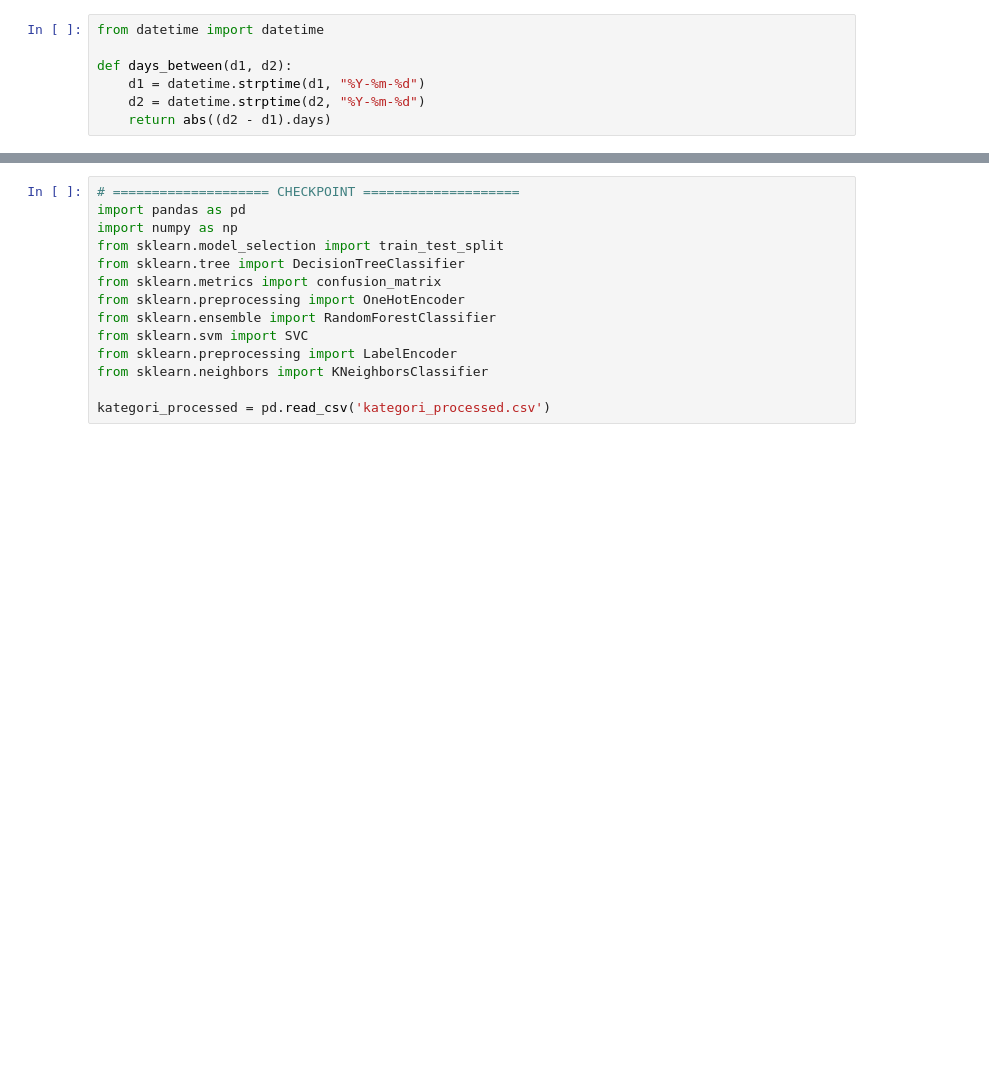
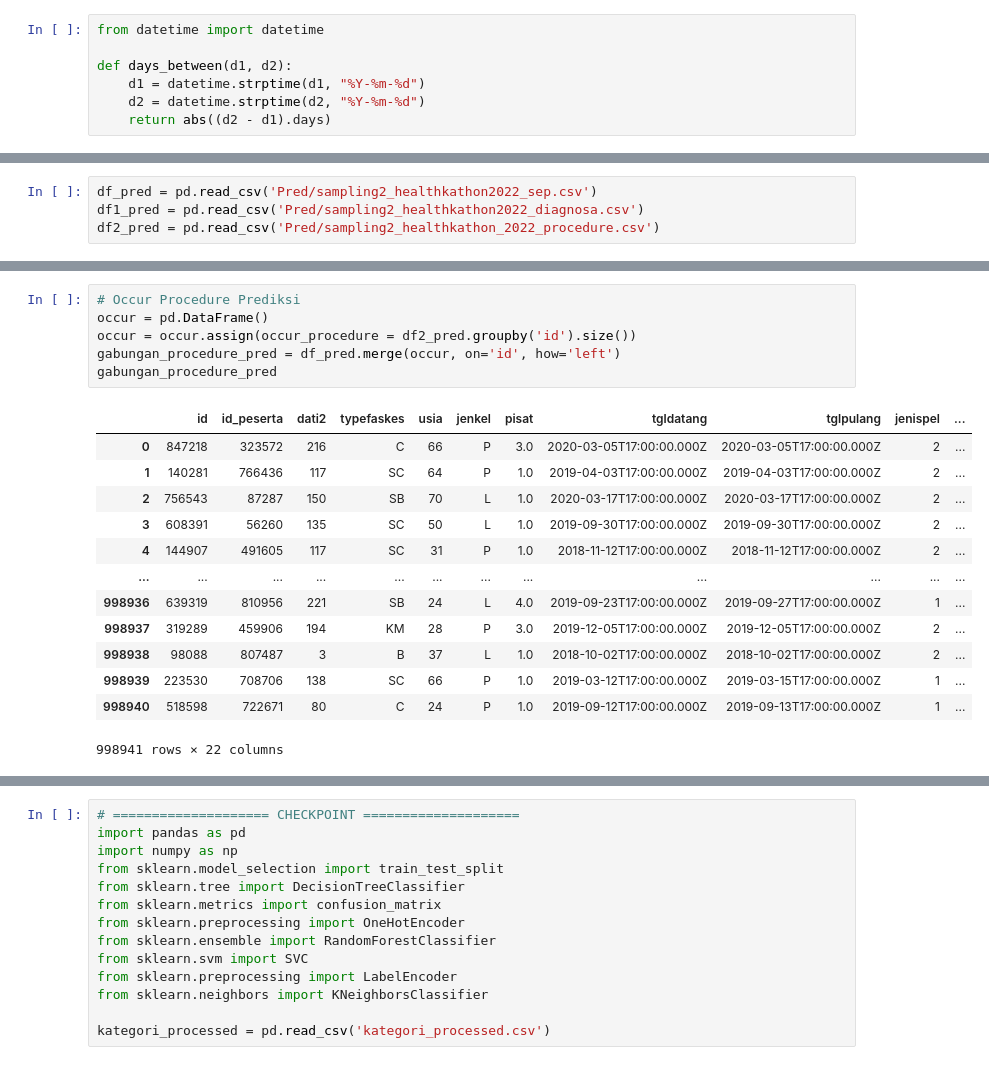
Before and after one commit to FarisTF/BPJS, a Jupyter notebook: categorical_model.ipynb, the cells around one changed output, grey strips where cells are left out. Cells and saved outputs as stored; diff of their text form; blank space fills up the shorter version.

Commit message:
Penambahan Occurance dan R2 Pred

```diff
--- a/categorical_model.ipynb
+++ b/categorical_model.ipynb
@@ -28,0 +38,4 @@ df = pd.read_csv('sampling_healtkathon2022/sampling_healtkathon2022.csv')
+# %%
+df_pred = pd.read_csv('Pred/sampling2_healthkathon2022_sep.csv')
+df1_pred = pd.read_csv('Pred/sampling2_healthkathon2022_diagnosa.csv')
+df2_pred = pd.read_csv('Pred/sampling2_healthkathon_2022_procedure.csv')
@@ -28,0 +55,20 @@ df = pd.read_csv('sampling_healtkathon2022/sampling_healtkathon2022.csv')
+# %%
+# Occur Procedure Prediksi
+occur = pd.DataFrame()
+occur = occur.assign(occur_procedure = df2_pred.groupby('id').size())
+gabungan_procedure_pred = df_pred.merge(occur, on='id', how='left')
+gabungan_procedure_pred
+# %% [output]
+|  | id | id_peserta | dati2 | typefaskes | usia | jenkel | pisat | tgldatang | tglpulang | jenispel | ... |
+| 0 | 847218 | 323572 | 216 | C | 66 | P | 3.0 | 2020-03-05T17:00:00.000Z | 2020-03-05T17:00:00.000Z | 2 | ... |
+| 1 | 140281 | 766436 | 117 | SC | 64 | P | 1.0 | 2019-04-03T17:00:00.000Z | 2019-04-03T17:00:00.000Z | 2 | ... |
+| 2 | 756543 | 87287 | 150 | SB | 70 | L | 1.0 | 2020-03-17T17:00:00.000Z | 2020-03-17T17:00:00.000Z | 2 | ... |
+| 3 | 608391 | 56260 | 135 | SC | 50 | L | 1.0 | 2019-09-30T17:00:00.000Z | 2019-09-30T17:00:00.000Z | 2 | ... |
+| 4 | 144907 | 491605 | 117 | SC | 31 | P | 1.0 | 2018-11-12T17:00:00.000Z | 2018-11-12T17:00:00.000Z | 2 | ... |
+| ... | ... | ... | ... | ... | ... | ... | ... | ... | ... | ... | ... |
+| 998936 | 639319 | 810956 | 221 | SB | 24 | L | 4.0 | 2019-09-23T17:00:00.000Z | 2019-09-27T17:00:00.000Z | 1 | ... |
+| 998937 | 319289 | 459906 | 194 | KM | 28 | P | 3.0 | 2019-12-05T17:00:00.000Z | 2019-12-05T17:00:00.000Z | 2 | ... |
+| 998938 | 98088 | 807487 | 3 | B | 37 | L | 1.0 | 2018-10-02T17:00:00.000Z | 2018-10-02T17:00:00.000Z | 2 | ... |
+| 998939 | 223530 | 708706 | 138 | SC | 66 | P | 1.0 | 2019-03-12T17:00:00.000Z | 2019-03-15T17:00:00.000Z | 1 | ... |
+| 998940 | 518598 | 722671 | 80 | C | 24 | P | 1.0 | 2019-09-12T17:00:00.000Z | 2019-09-13T17:00:00.000Z | 1 | ... |
+998941 rows × 22 columns
```
Also changed, not shown: parts of 31 cells of this notebook, 5 other files.
